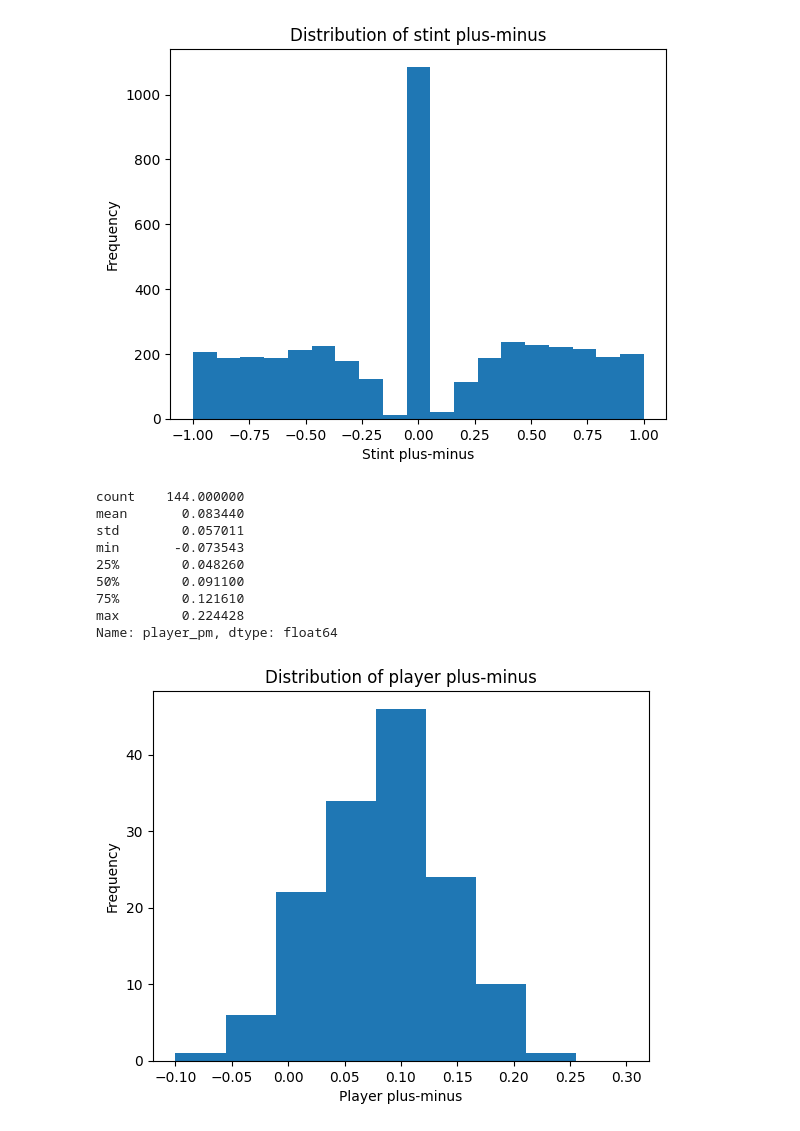
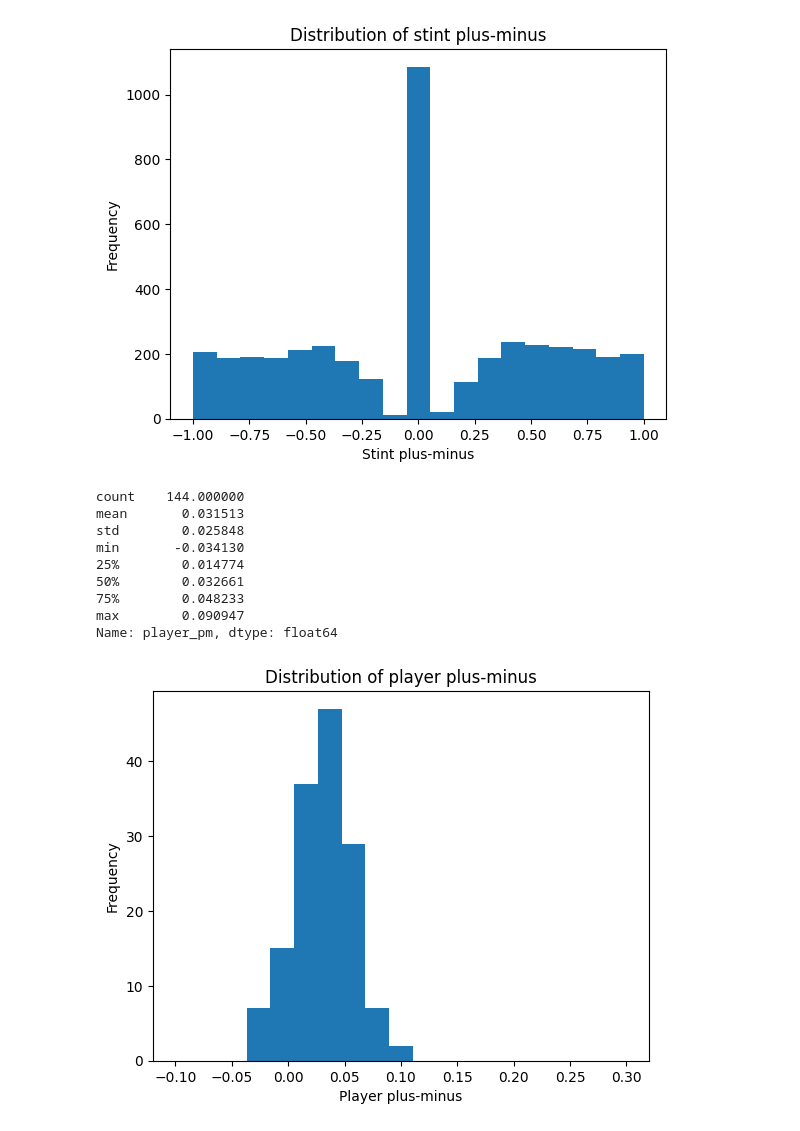
Before and after one commit to usna-or-in-action/project-2-eda, a Jupyter notebook: Project 2 EDA.ipynb, the cells around one changed output. Saved outputs shown, nothing was run; the diff lists cells and outputs as text; code cells hidden in the pictures.

Commit message:
Update player plus-minus definition

```diff
--- a/Project 2 EDA.ipynb
+++ b/Project 2 EDA.ipynb
@@ -115,17 +124,18 @@ $$
 # %%
 # Solution
+stint_long_df['numerator'] = (stint_long_df['h_goals'] - stint_long_df['a_goals']) / stint_long_df['minutes']
+
 player_game_df = (
     stint_long_df
     .groupby('player')
     .agg(
         minutes=('minutes', 'sum'),
-        h_goals=('h_goals', 'sum'),
-        a_goals=('a_goals', 'sum')
+        numerator=('numerator', 'sum'),
     )
     .reset_index()
 )
 
-player_game_df['player_pm'] = (player_game_df['h_goals'] - player_game_df['a_goals']) / player_game_df['minutes']
+player_game_df['player_pm'] = player_game_df['numerator'] / player_game_df['minutes']
 # %%
 # Solution
 player_all_df = player_df.merge(player_game_df, on='player', how='left')
@@ -182,24 +192,24 @@ plt.show()
 player_game_df['player_pm'].describe()
 # %% [output]
 count    144.000000
-mean       0.083440
-std        0.057011
-min       -0.073543
-25%        0.048260
-50%        0.091100
-75%        0.121610
-max        0.224428
+mean       0.031513
+std        0.025848
+min       -0.034130
+25%        0.014774
+50%        0.032661
+75%        0.048233
+max        0.090947
 Name: player_pm, dtype: float64
 # %%
 # Solution
-bins = np.linspace(-0.1, 0.3, 10)
+bins = np.linspace(-0.1, 0.3, 20)
 plt.hist(player_game_df['player_pm'], bins)
 plt.title('Distribution of player plus-minus')
 plt.xlabel('Player plus-minus')
 plt.ylabel('Frequency')
 plt.show()
 # %% [output]
-[figure, old version]
+[figure, new version]
 # %%
 # Solution
 plt.scatter(player_all_df['rating'], player_all_df['player_pm'])
```
Also changed, not shown: parts of 3 cells of this notebook.
